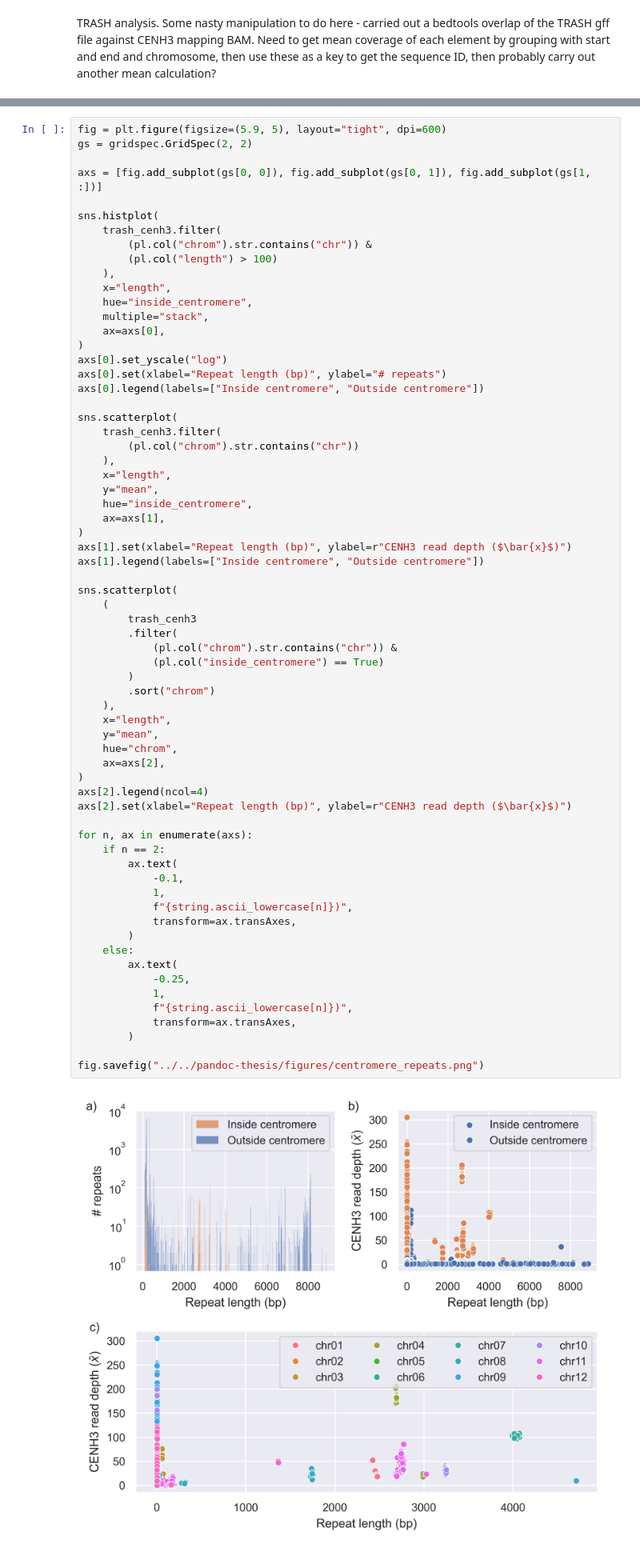
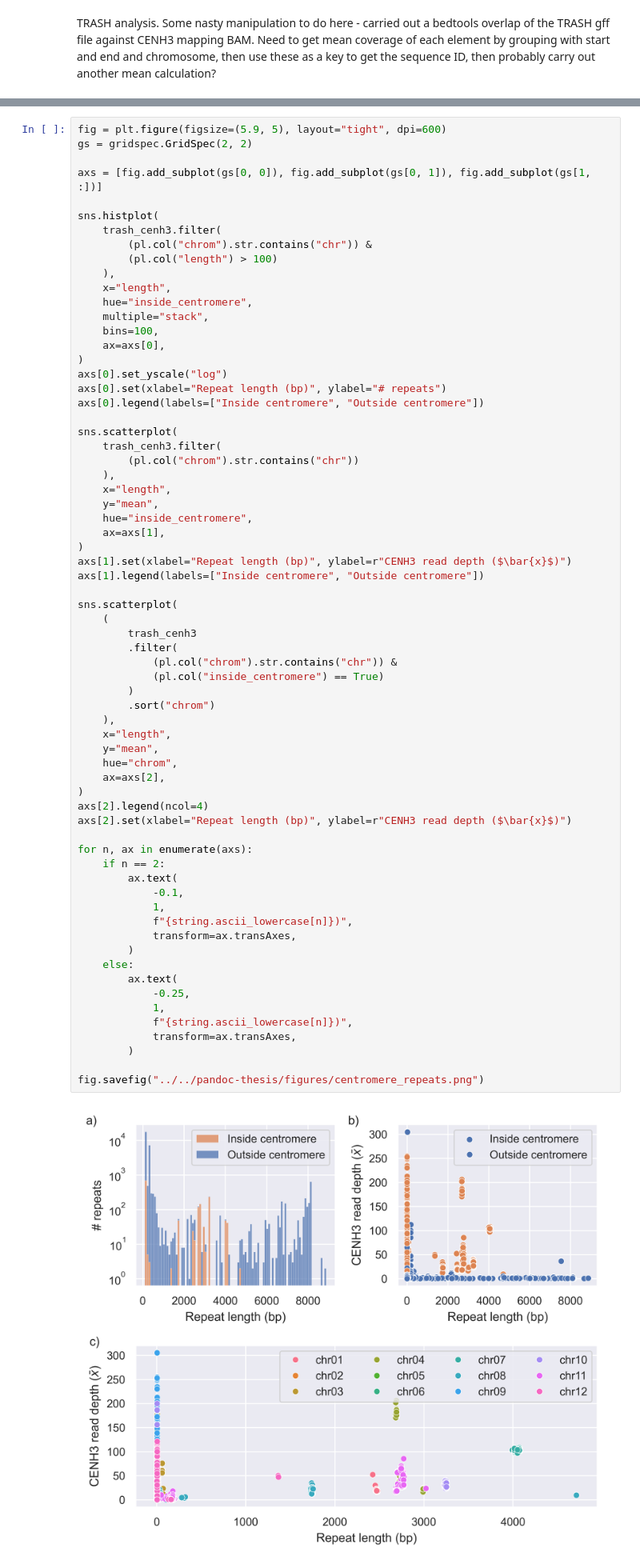
Before and after one commit to SwiftSeal/sver54_assembly, a Jupyter notebook: analysis/centromere_analysis.ipynb, the cells around one changed output, grey strips where cells are left out. Shown at 80% size. Saved outputs shown, nothing was run; the diff lists cells and outputs as text.

```diff
--- a/analysis/centromere_analysis.ipynb
+++ b/analysis/centromere_analysis.ipynb
@@ -343,6 +386,7 @@ sns.histplot(
     x="length",
     hue="inside_centromere",
     multiple="stack",
+    bins=100,
     ax=axs[0],
 )
 axs[0].set_yscale("log")
@@ -369,31 +413,31 @@ sns.scatterplot(
             (pl.col("inside_centromere") == True)
         )
         .sort("chrom")
     ),
     x="length",
     y="mean",
     hue="chrom",
     ax=axs[2],
 )
 axs[2].legend(ncol=4)
 axs[2].set(xlabel="Repeat length (bp)", ylabel=r"CENH3 read depth ($\bar{x}$)")
 
 for n, ax in enumerate(axs):
     if n == 2:
         ax.text(
             -0.1,
             1,
             f"{string.ascii_lowercase[n]})",
             transform=ax.transAxes,
         )
     else:
         ax.text(
             -0.25,
             1,
             f"{string.ascii_lowercase[n]})",
             transform=ax.transAxes,
         )
 
 fig.savefig("../../pandoc-thesis/figures/centromere_repeats.png")
 # %% [output]
-[figure, old version]
+[figure, new version]
```
Also changed, not shown: parts of 7 cells of this notebook, 10 other files.
